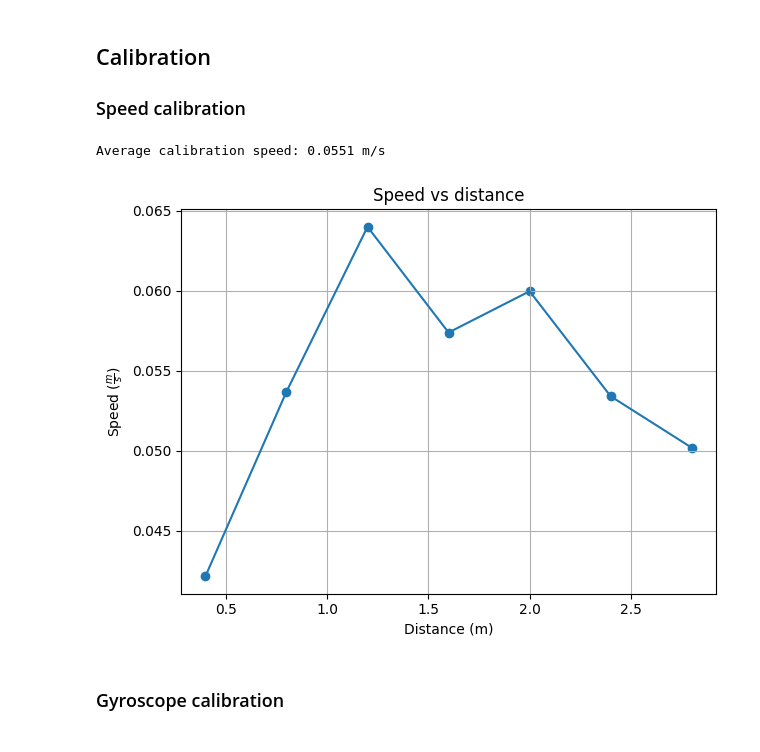
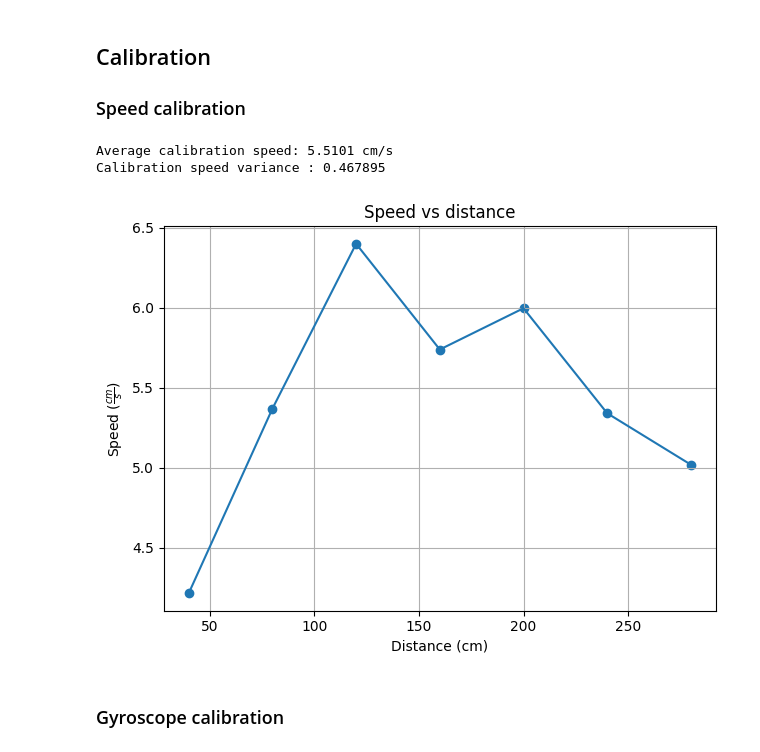
Before and after one commit to davidoroian/bsf_part_two, a Jupyter notebook: src/Task6.ipynb, the cells around one changed output. Cells and saved outputs as stored; diff of their text form; code cells hidden in the pictures.

```diff
--- a/src/Task6.ipynb
+++ b/src/Task6.ipynb
@@ -15,32 +15,35 @@ from matplotlib import cm
 # %%
 
 
 data_speed_calibration = np.loadtxt('../data/task4/robot_speed_task4.csv', delimiter=',', dtype='double')
-distance_marks_cm = data_speed_calibration[:,0]/100 # to meters
+distance_marks_cm = data_speed_calibration[:,0] # to meters
 t_n = data_speed_calibration[:,1]
 speeds = np.zeros(len(t_n))
 
 for i,tn in enumerate(t_n):
     if(i==0):
         speeds[i] = distance_marks_cm[i]/tn
     else:
         speeds[i] = (distance_marks_cm[i]-distance_marks_cm[i-1])/tn
 
 plt.figure()
 plt.plot( distance_marks_cm,speeds)
 plt.scatter(distance_marks_cm,speeds)
 plt.title("Speed vs distance")
-plt.ylabel("Speed ($\\frac{m}{s})$")
-plt.xlabel("Distance (m)")
+plt.ylabel("Speed ($\\frac{cm}{s})$")
+plt.xlabel("Distance (cm)")
 plt.grid()
 plt.tight_layout()
 
 calibration_speed = np.round(np.mean(speeds[0:-1]),4)
+speed_variance = np.round(np.var(speeds[0:-1]),6)
 speed_100 = calibration_speed*100/30 # linear speed gain (calibration was 30% PWM)
-print(f'Average calibration speed: {calibration_speed} m/s')
+print(f'Average calibration speed: {calibration_speed} cm/s')
+print(f'Calibration speed variance : {speed_variance} ')
 # %% [output]
-Average calibration speed: 0.0551 m/s
+Average calibration speed: 5.5101 cm/s
+Calibration speed variance : 0.467895
-[figure, old version]
+[figure, new version]
 # %% [markdown]
 ### Gyroscope calibration
 # %%
```
Also changed, not shown: parts of 4 cells of this notebook, 1 other file.
